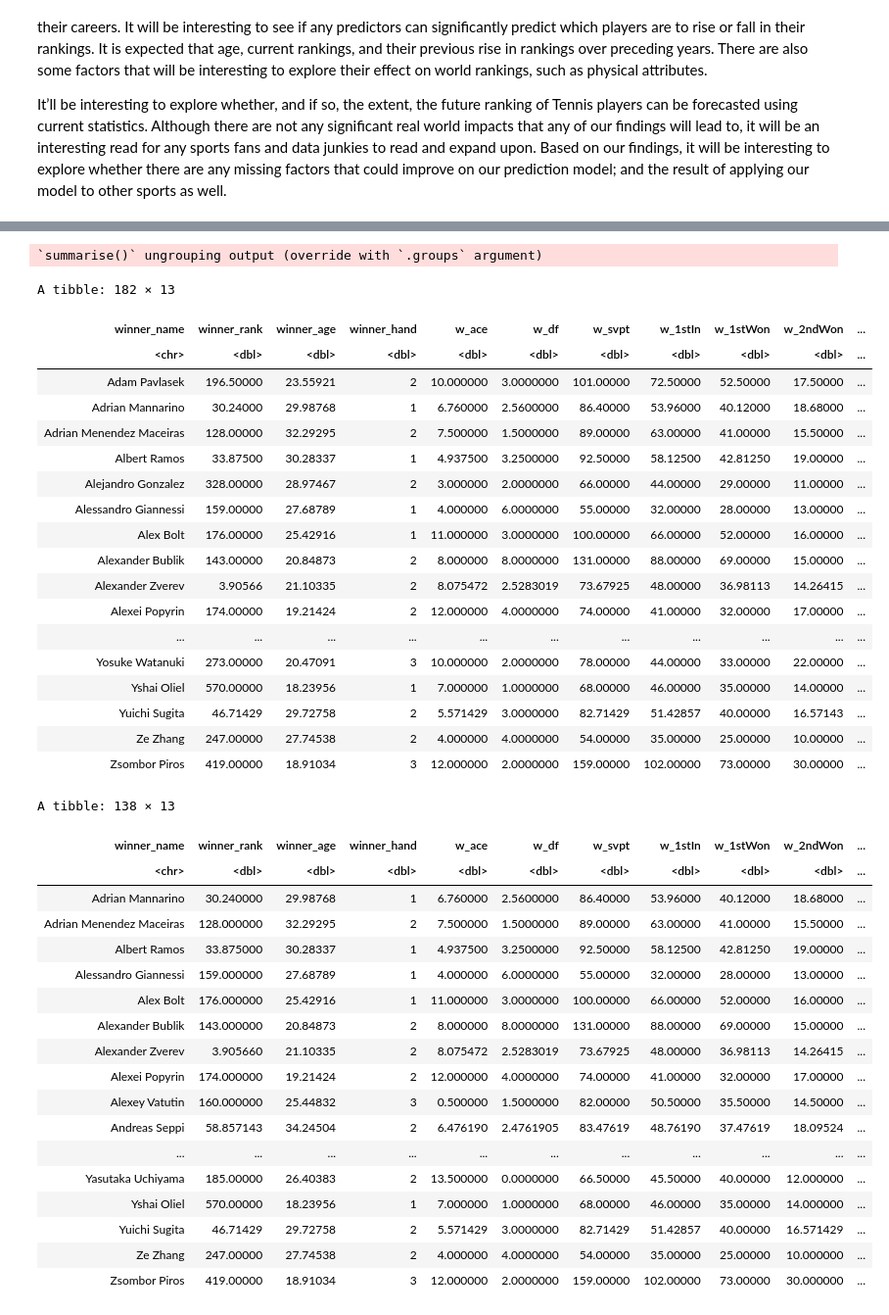
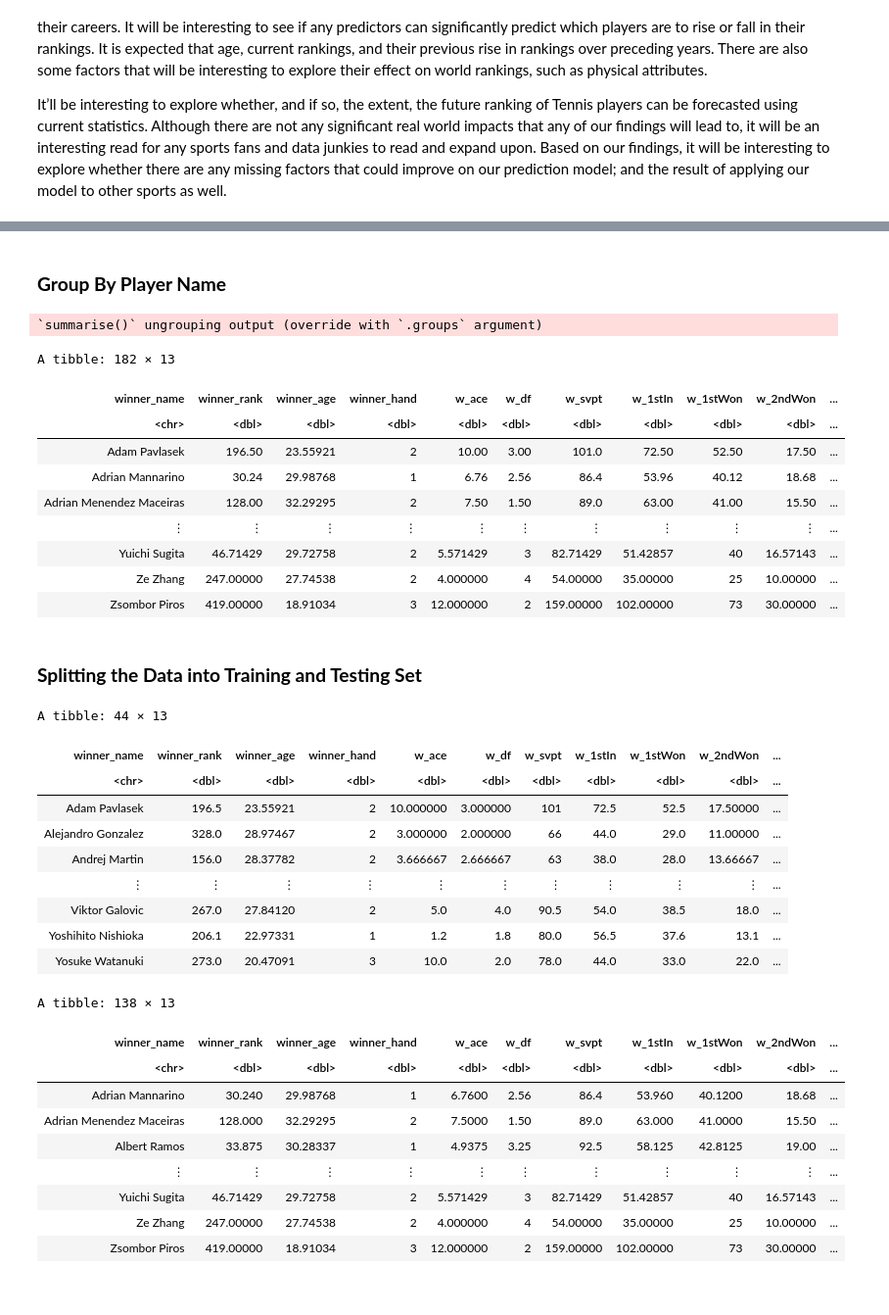
Before and after one commit to jo-adithya/dsci_project, a Jupyter notebook: proposal.ipynb, the cells around one changed output, grey strips where cells are left out. Shown: that part at 98% size. Cells and saved outputs as stored; diff of their text form; code cells hidden in the pictures.

```diff
--- a/proposal.ipynb
+++ b/proposal.ipynb
@@ -67,6 +83,5 @@ A tibble: 6866 × 22
 # %%
-tennis <- tennis %>%
-    filter(substr(tourney_date, 0, 4) == "2018")
-
+tennis <- filter(tennis, substr(tourney_date, 0, 4) == "2018")
+tennis <- mutate(tennis, winner_hand = as.integer(as.factor(winner_hand)), na.rm = TRUE)
 tennis
 # %% [output]
@@ -94,8 +98,9 @@ tennis <- mutate(tennis, winner_hand = as.integer(as.factor(winner_hand)), na.rm
+# %% [markdown]
+### **Group By Player Name**
 # %%
 player_stats <- group_by(tennis, winner_name) %>%
-    summarize(winner_rank = mean(winner_rank), winner_age = median(winner_age), winner_hand = mean(winner_hand), w_ace = mean(w_ace), w_df = mean(w_df), w_svpt = mean(w_svpt), w_1stIn = mean(w_1stIn), w_1stWon = mean(w_1stWon), w_2ndWon = mean(w_2ndWon), w_SvGms = mean(w_SvGms), w_bpSaved = mean(w_bpSaved), w_bpFaced = mean(w_bpFaced))
-
-player_stats <- na.omit(player_stats)
+    summarize(winner_rank = mean(winner_rank), winner_age = median(winner_age), winner_hand = mean(winner_hand), w_ace = mean(w_ace), w_df = mean(w_df), w_svpt = mean(w_svpt), w_1stIn = mean(w_1stIn), w_1stWon = mean(w_1stWon), w_2ndWon = mean(w_2ndWon), w_SvGms = mean(w_SvGms), w_bpSaved = mean(w_bpSaved), w_bpFaced = mean(w_bpFaced)) %>%
+    na.omit(player_stats)
 
 player_stats
 # %% [output]
@@ -103,48 +108,43 @@ player_stats
 A tibble: 182 × 13
 | winner_name | winner_rank | winner_age | winner_hand | w_ace | w_df | w_svpt | w_1stIn | w_1stWon | w_2ndWon | ... |
 | <chr> | <dbl> | <dbl> | <dbl> | <dbl> | <dbl> | <dbl> | <dbl> | <dbl> | <dbl> | ... |
-| Adam Pavlasek | 196.50000 | 23.55921 | 2 | 10.000000 | 3.0000000 | 101.00000 | 72.50000 | 52.50000 | 17.50000 | ... |
-| Adrian Mannarino | 30.24000 | 29.98768 | 1 | 6.760000 | 2.5600000 | 86.40000 | 53.96000 | 40.12000 | 18.68000 | ... |
-| Adrian Menendez Maceiras | 128.00000 | 32.29295 | 2 | 7.500000 | 1.5000000 | 89.00000 | 63.00000 | 41.00000 | 15.50000 | ... |
-| Albert Ramos | 33.87500 | 30.28337 | 1 | 4.937500 | 3.2500000 | 92.50000 | 58.12500 | 42.81250 | 19.00000 | ... |
-| Alejandro Gonzalez | 328.00000 | 28.97467 | 2 | 3.000000 | 2.0000000 | 66.00000 | 44.00000 | 29.00000 | 11.00000 | ... |
-| Alessandro Giannessi | 159.00000 | 27.68789 | 1 | 4.000000 | 6.0000000 | 55.00000 | 32.00000 | 28.00000 | 13.00000 | ... |
-| Alex Bolt | 176.00000 | 25.42916 | 1 | 11.000000 | 3.0000000 | 100.00000 | 66.00000 | 52.00000 | 16.00000 | ... |
-| Alexander Bublik | 143.00000 | 20.84873 | 2 | 8.000000 | 8.0000000 | 131.00000 | 88.00000 | 69.00000 | 15.00000 | ... |
-| Alexander Zverev | 3.90566 | 21.10335 | 2 | 8.075472 | 2.5283019 | 73.67925 | 48.00000 | 36.98113 | 14.26415 | ... |
-| Alexei Popyrin | 174.00000 | 19.21424 | 2 | 12.000000 | 4.0000000 | 74.00000 | 41.00000 | 32.00000 | 17.00000 | ... |
-| ... | ... | ... | ... | ... | ... | ... | ... | ... | ... | ... |
-| Yosuke Watanuki | 273.00000 | 20.47091 | 3 | 10.000000 | 2.0000000 | 78.00000 | 44.00000 | 33.00000 | 22.00000 | ... |
-| Yshai Oliel | 570.00000 | 18.23956 | 1 | 7.000000 | 1.0000000 | 68.00000 | 46.00000 | 35.00000 | 14.00000 | ... |
-| Yuichi Sugita | 46.71429 | 29.72758 | 2 | 5.571429 | 3.0000000 | 82.71429 | 51.42857 | 40.00000 | 16.57143 | ... |
-| Ze Zhang | 247.00000 | 27.74538 | 2 | 4.000000 | 4.0000000 | 54.00000 | 35.00000 | 25.00000 | 10.00000 | ... |
-| Zsombor Piros | 419.00000 | 18.91034 | 3 | 12.000000 | 2.0000000 | 159.00000 | 102.00000 | 73.00000 | 30.00000 | ... |
+| Adam Pavlasek | 196.50 | 23.55921 | 2 | 10.00 | 3.00 | 101.0 | 72.50 | 52.50 | 17.50 | ... |
+| Adrian Mannarino | 30.24 | 29.98768 | 1 | 6.76 | 2.56 | 86.4 | 53.96 | 40.12 | 18.68 | ... |
+| Adrian Menendez Maceiras | 128.00 | 32.29295 | 2 | 7.50 | 1.50 | 89.0 | 63.00 | 41.00 | 15.50 | ... |
+| ⋮ | ⋮ | ⋮ | ⋮ | ⋮ | ⋮ | ⋮ | ⋮ | ⋮ | ⋮ | ... |
+| Yuichi Sugita | 46.71429 | 29.72758 | 2 | 5.571429 | 3 | 82.71429 | 51.42857 | 40 | 16.57143 | ... |
+| Ze Zhang | 247.00000 | 27.74538 | 2 | 4.000000 | 4 | 54.00000 | 35.00000 | 25 | 10.00000 | ... |
+| Zsombor Piros | 419.00000 | 18.91034 | 3 | 12.000000 | 2 | 159.00000 | 102.00000 | 73 | 30.00000 | ... |
+# %% [markdown]
+### **Splitting the Data into Training and Testing Set**
 # %%
 set.seed(2000)
 player_split <- initial_split(player_stats, prop = 3/4, strata = winner_rank)
 player_training <- training(player_split)
 player_testing <- testing(player_split)
 
+player_testing
 player_training
 # %% [output]
-A tibble: 138 × 13
+A tibble: 44 × 13
 | winner_name | winner_rank | winner_age | winner_hand | w_ace | w_df | w_svpt | w_1stIn | w_1stWon | w_2ndWon | ... |
 | <chr> | <dbl> | <dbl> | <dbl> | <dbl> | <dbl> | <dbl> | <dbl> | <dbl> | <dbl> | ... |
-| Adrian Mannarino | 30.240000 | 29.98768 | 1 | 6.760000 | 2.5600000 | 86.40000 | 53.96000 | 40.12000 | 18.68000 | ... |
-| Adrian Menendez Maceiras | 128.000000 | 32.29295 | 2 | 7.500000 | 1.5000000 | 89.00000 | 63.00000 | 41.00000 | 15.50000 | ... |
-| Albert Ramos | 33.875000 | 30.28337 | 1 | 4.937500 | 3.2500000 | 92.50000 | 58.12500 | 42.81250 | 19.00000 | ... |
-| Alessandro Giannessi | 159.000000 | 27.68789 | 1 | 4.000000 | 6.0000000 | 55.00000 | 32.00000 | 28.00000 | 13.00000 | ... |
-| Alex Bolt | 176.000000 | 25.42916 | 1 | 11.000000 | 3.0000000 | 100.00000 | 66.00000 | 52.00000 | 16.00000 | ... |
-| Alexander Bublik | 143.000000 | 20.84873 | 2 | 8.000000 | 8.0000000 | 131.00000 | 88.00000 | 69.00000 | 15.00000 | ... |
-| Alexander Zverev | 3.905660 | 21.10335 | 2 | 8.075472 | 2.5283019 | 73.67925 | 48.00000 | 36.98113 | 14.26415 | ... |
-| Alexei Popyrin | 174.000000 | 19.21424 | 2 | 12.000000 | 4.0000000 | 74.00000 | 41.00000 | 32.00000 | 17.00000 | ... |
-| Alexey Vatutin | 160.000000 | 25.44832 | 3 | 0.500000 | 1.5000000 | 82.00000 | 50.50000 | 35.50000 | 14.50000 | ... |
-| Andreas Seppi | 58.857143 | 34.24504 | 2 | 6.476190 | 2.4761905 | 83.47619 | 48.76190 | 37.47619 | 18.09524 | ... |
-| ... | ... | ... | ... | ... | ... | ... | ... | ... | ... | ... |
-| Yasutaka Uchiyama | 185.00000 | 26.40383 | 2 | 13.500000 | 0.0000000 | 66.50000 | 45.50000 | 40.00000 | 12.000000 | ... |
-| Yshai Oliel | 570.00000 | 18.23956 | 1 | 7.000000 | 1.0000000 | 68.00000 | 46.00000 | 35.00000 | 14.000000 | ... |
-| Yuichi Sugita | 46.71429 | 29.72758 | 2 | 5.571429 | 3.0000000 | 82.71429 | 51.42857 | 40.00000 | 16.571429 | ... |
-| Ze Zhang | 247.00000 | 27.74538 | 2 | 4.000000 | 4.0000000 | 54.00000 | 35.00000 | 25.00000 | 10.000000 | ... |
-| Zsombor Piros | 419.00000 | 18.91034 | 3 | 12.000000 | 2.0000000 | 159.00000 | 102.00000 | 73.00000 | 30.000000 | ... |
+| Adam Pavlasek | 196.5 | 23.55921 | 2 | 10.000000 | 3.000000 | 101 | 72.5 | 52.5 | 17.50000 | ... |
+| Alejandro Gonzalez | 328.0 | 28.97467 | 2 | 3.000000 | 2.000000 | 66 | 44.0 | 29.0 | 11.00000 | ... |
+| Andrej Martin | 156.0 | 28.37782 | 2 | 3.666667 | 2.666667 | 63 | 38.0 | 28.0 | 13.66667 | ... |
+| ⋮ | ⋮ | ⋮ | ⋮ | ⋮ | ⋮ | ⋮ | ⋮ | ⋮ | ⋮ | ... |
+| Viktor Galovic | 267.0 | 27.84120 | 2 | 5.0 | 4.0 | 90.5 | 54.0 | 38.5 | 18.0 | ... |
+| Yoshihito Nishioka | 206.1 | 22.97331 | 1 | 1.2 | 1.8 | 80.0 | 56.5 | 37.6 | 13.1 | ... |
+| Yosuke Watanuki | 273.0 | 20.47091 | 3 | 10.0 | 2.0 | 78.0 | 44.0 | 33.0 | 22.0 | ... |
+A tibble: 138 × 13
+| winner_name | winner_rank | winner_age | winner_hand | w_ace | w_df | w_svpt | w_1stIn | w_1stWon | w_2ndWon | ... |
+| <chr> | <dbl> | <dbl> | <dbl> | <dbl> | <dbl> | <dbl> | <dbl> | <dbl> | <dbl> | ... |
+| Adrian Mannarino | 30.240 | 29.98768 | 1 | 6.7600 | 2.56 | 86.4 | 53.960 | 40.1200 | 18.68 | ... |
+| Adrian Menendez Maceiras | 128.000 | 32.29295 | 2 | 7.5000 | 1.50 | 89.0 | 63.000 | 41.0000 | 15.50 | ... |
+| Albert Ramos | 33.875 | 30.28337 | 1 | 4.9375 | 3.25 | 92.5 | 58.125 | 42.8125 | 19.00 | ... |
+| ⋮ | ⋮ | ⋮ | ⋮ | ⋮ | ⋮ | ⋮ | ⋮ | ⋮ | ⋮ | ... |
+| Yuichi Sugita | 46.71429 | 29.72758 | 2 | 5.571429 | 3 | 82.71429 | 51.42857 | 40 | 16.57143 | ... |
+| Ze Zhang | 247.00000 | 27.74538 | 2 | 4.000000 | 4 | 54.00000 | 35.00000 | 25 | 10.00000 | ... |
+| Zsombor Piros | 419.00000 | 18.91034 | 3 | 12.000000 | 2 | 159.00000 | 102.00000 | 73 | 30.00000 | ... |
 # %%
 # ggplot(player_training, aes(x = , y = ))
```
Also changed, not shown: parts of 16 cells of this notebook.
